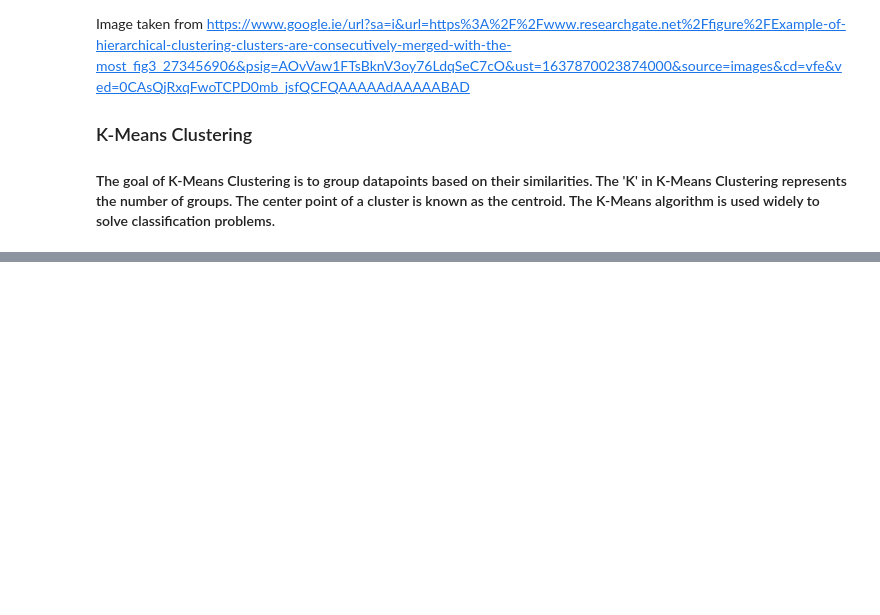
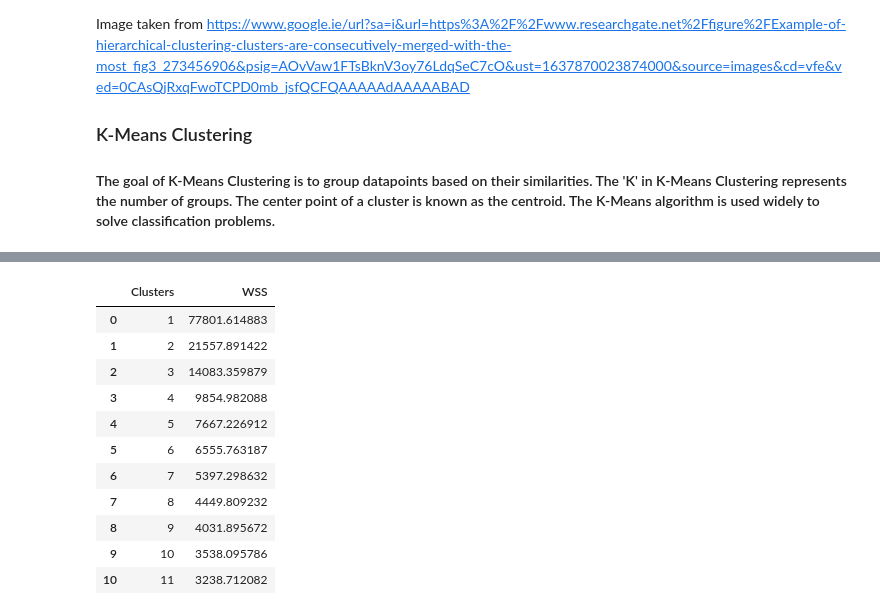
Before and after one commit to Aarondon1993/Machine-Learning-and-Statistics, a Jupyter notebook: Scikit Learn.ipynb, the cells around one changed output, grey strips where cells are left out. Cells and saved outputs as stored; diff of their text form; code cells hidden in the pictures; blank space fills up the shorter version.

```diff
--- a/Scikit Learn.ipynb
+++ b/Scikit Learn.ipynb
@@ -474,0 +579,17 @@ df.count()
+# %%
+# I now create a dataframe to store the number of clusters with their WSS score
+mycenters= pd.DataFrame({"Clusters":K, "WSS":wss})
+mycenters
+# %% [output]
+|  | Clusters | WSS |
+| 0 | 1 | 77801.614883 |
+| 1 | 2 | 21557.891422 |
+| 2 | 3 | 14083.359879 |
+| 3 | 4 | 9854.982088 |
+| 4 | 5 | 7667.226912 |
+| 5 | 6 | 6555.763187 |
+| 6 | 7 | 5397.298632 |
+| 7 | 8 | 4449.809232 |
+| 8 | 9 | 4031.895672 |
+| 9 | 10 | 3538.095786 |
+| 10 | 11 | 3238.712082 |
```
Also changed, not shown: parts of 25 cells of this notebook, 1 other file.
